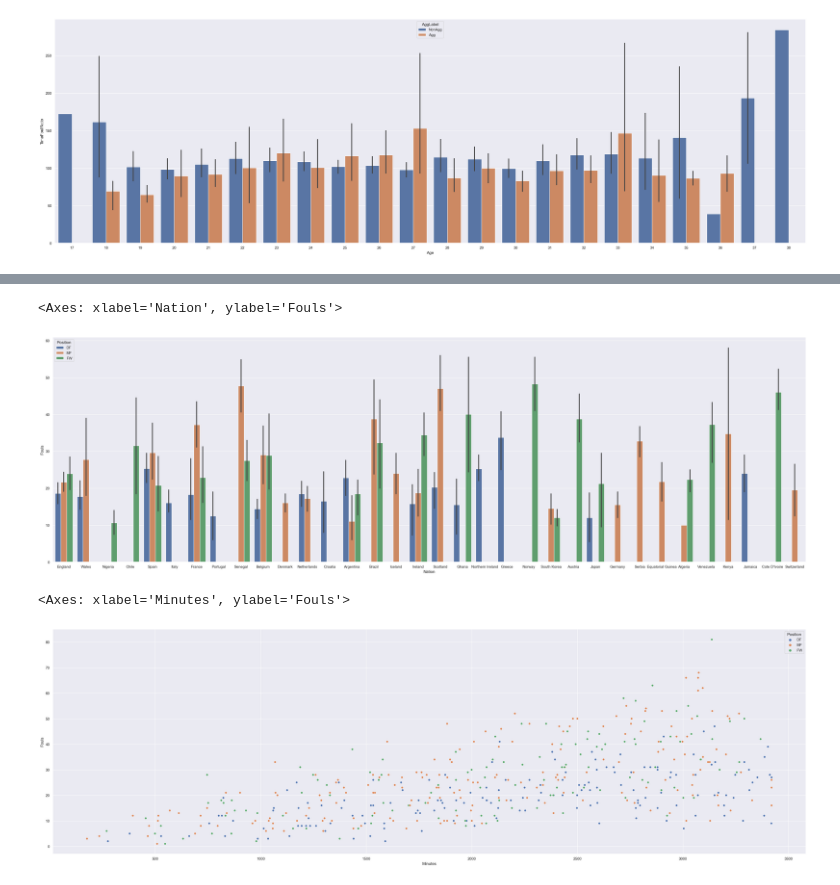
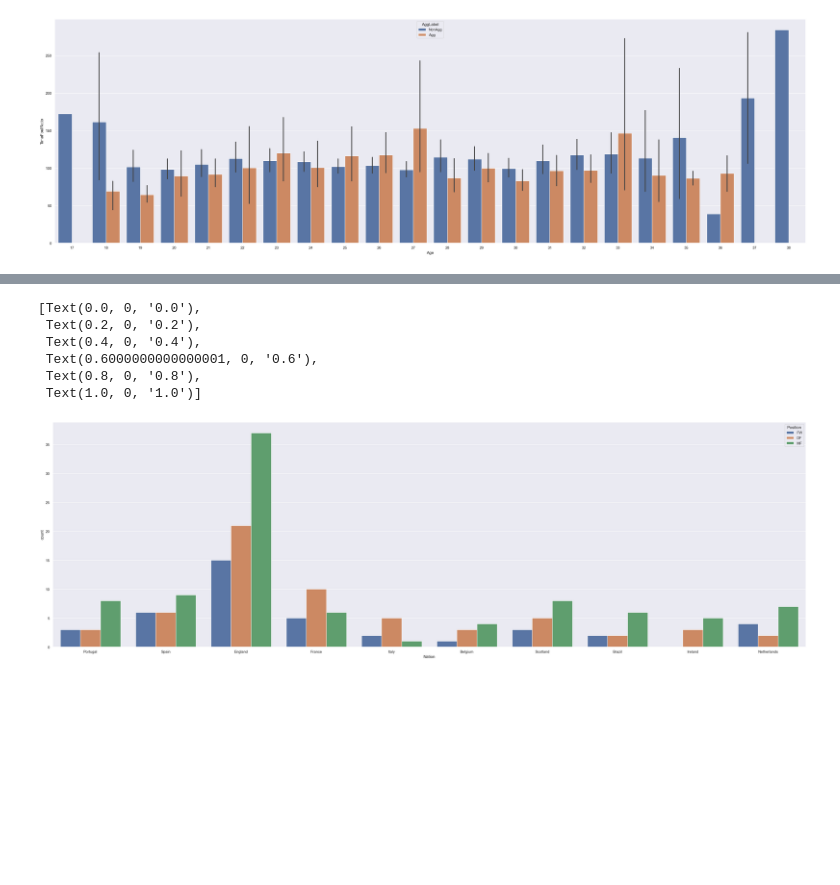
Before and after one commit to ascrivs/studious-couscous, a Jupyter notebook: DSA-Project.ipynb, the cells around one changed output, grey strips where cells are left out. Saved outputs shown, nothing was run; the diff lists cells and outputs as text; code cells hidden in the pictures; blank space fills up the shorter version.

Commit message:
Modifies top 10 nations by position

```diff
--- a/DSA-Project.ipynb
+++ b/DSA-Project.ipynb
@@ -460,4 +434,9 @@ sbn.barplot(all_seasons_players,x="Position",y="Fouls")
 # %%
-all_seasons_players.sort_values('Nation')
-sbn.countplot(all_seasons_players,x="Nation")
+# df.sort_values('Nation')
+# fig, ax = plt.subplots(figsize=(15, 15))
+# sbn.countplot(df,x="Nation")
+# ax.set_xticklabels(ax.get_xticklabels(), rotation=90)
+duplicated_mask = df.duplicated(subset="Player", keep=False)
+unique_player_df = df[~duplicated_mask]
+unique_player_df
 # %% [output]
@@ -466,10 +456,14 @@ sbn.countplot(all_seasons_players,x="Nation")
 # %%
-sbn.barplot(all_seasons_players,x="Nation",y="Fouls",hue="Position")
+# fig, ax = plt.subplots(figsize=(30, 10))
+# sbn.barplot(unique_player_df,x="Nation",y="Fouls",hue="Position")
+top_10 = unique_player_df["Nation"].value_counts()
+sbn.countplot(unique_player_df[unique_player_df["Nation"].isin(top_10[:10].index)],x="Nation", hue="Position")
+ax.set_xticklabels(ax.get_xticklabels(), rotation=90)
 # %% [output]
-<Axes: xlabel='Nation', ylabel='Fouls'>
+[Text(0.0, 0, '0.0'),
+ Text(0.2, 0, '0.2'),
+ Text(0.4, 0, '0.4'),
+ Text(0.6000000000000001, 0, '0.6'),
+ Text(0.8, 0, '0.8'),
+ Text(1.0, 0, '1.0')]
-[figure, old version]
+[figure, new version]
-# %%
-sbn.scatterplot(all_seasons_players,hue="Position",x="Minutes",y="Fouls",)
-# %% [output]
-<Axes: xlabel='Minutes', ylabel='Fouls'>
-[figure, removed]
```
Also changed, not shown: parts of 8 cells of this notebook.
